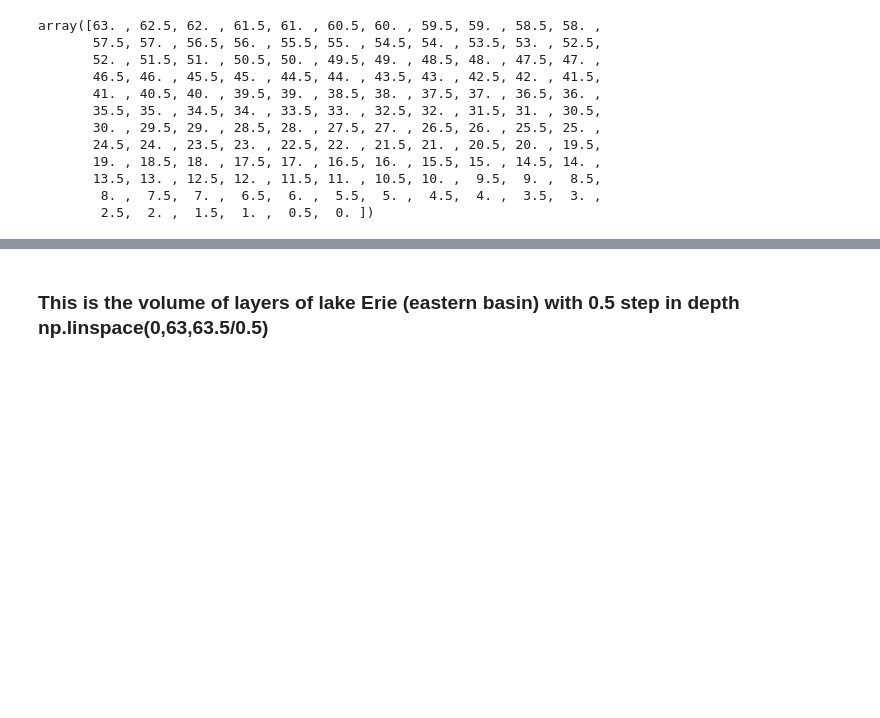
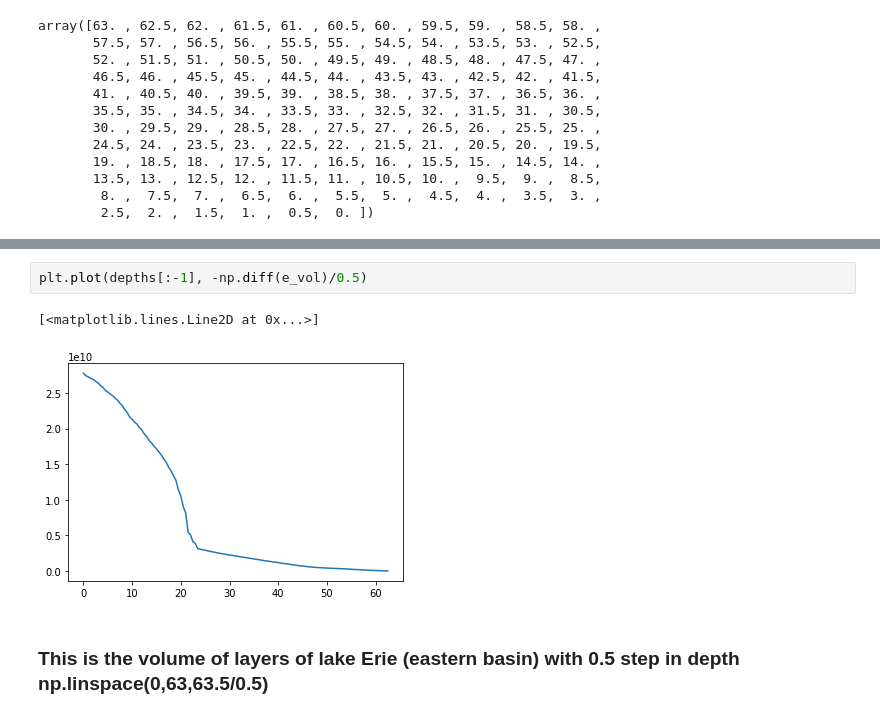
Before and after one commit to pycckuu/Great-Lakes-Data, a Jupyter notebook: post_proc_scripts/bathymetry/Bathymetry.ipynb, the cells around one changed output, grey strips where cells are left out. Cells and saved outputs as stored; diff of their text form; blank space fills up the shorter version.

```diff
--- a/post_proc_scripts/bathymetry/Bathymetry.ipynb
+++ b/post_proc_scripts/bathymetry/Bathymetry.ipynb
@@ -115,2 +132,7 @@ array([63. , 62.5, 62. , 61.5, 61. , 60.5, 60. , 59.5, 59. , 58.5, 58. ,
+# %%
+plt.plot(depths[:-1], -np.diff(e_vol)/0.5)
+# %% [output]
+[<matplotlib.lines.Line2D at 0x...>]
+[figure, added]
 # %% [markdown]
 ### This is the volume of layers of lake Erie (eastern basin) with 0.5 step in depth np.linspace(0,63,63.5/0.5)
```
Also changed, not shown: parts of 20 cells of this notebook, 16 other files.
